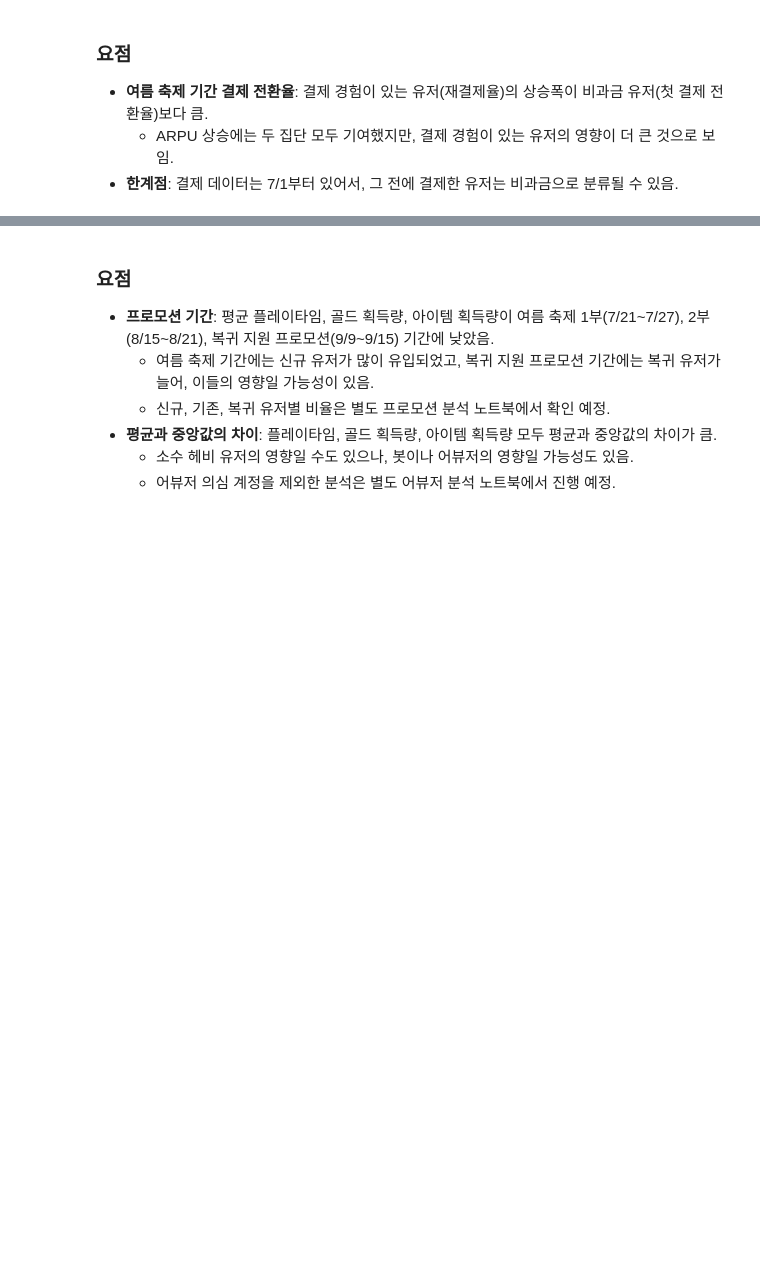
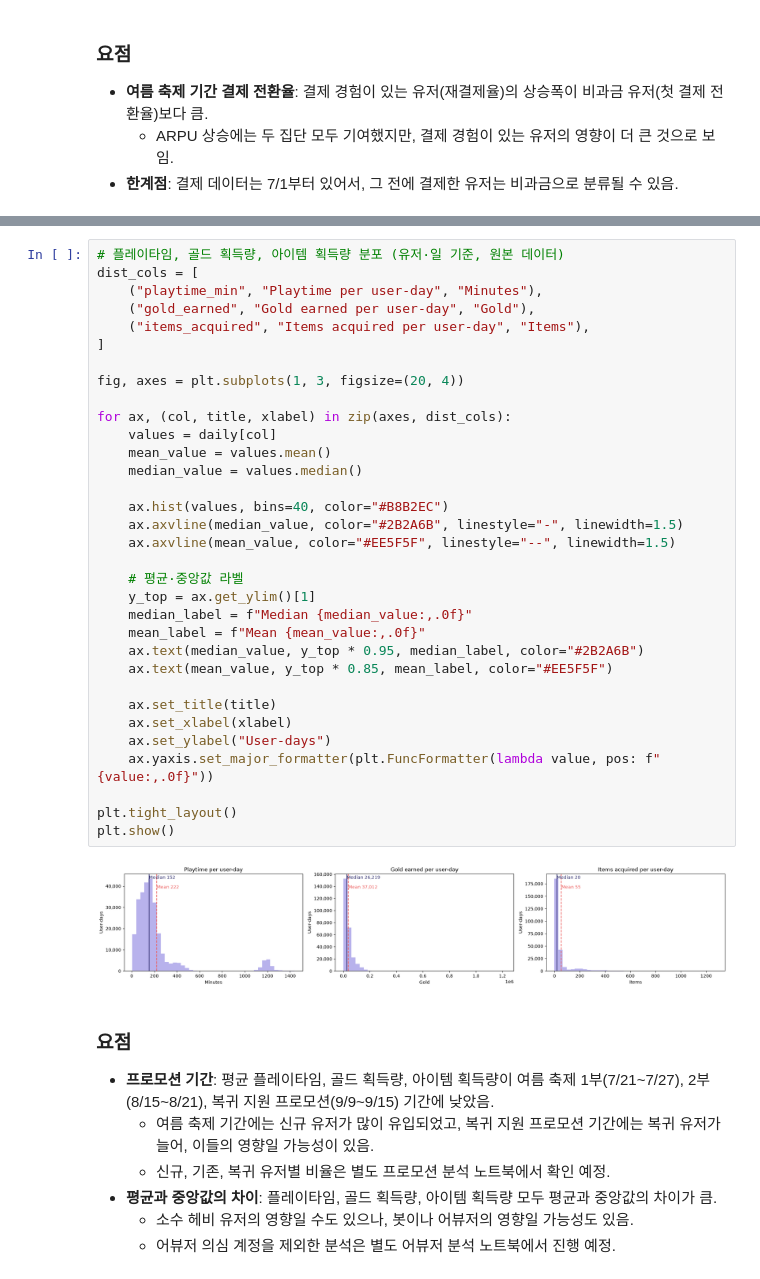
Before and after one commit to daun-k/mmorpg-liveops-analytics, a Jupyter notebook: notebooks/01_EDA.ipynb, the cells around one changed output, grey strips where cells are left out. Saved outputs shown, nothing was run; the diff lists cells and outputs as text; blank space fills up the shorter version.

```diff
--- a/notebooks/01_EDA.ipynb
+++ b/notebooks/01_EDA.ipynb
@@ -1305,3 +1512,38 @@ plt.show()
+# %%
+# 플레이타임, 골드 획득량, 아이템 획득량 분포 (유저·일 기준, 원본 데이터)
+dist_cols = [
+    ("playtime_min", "Playtime per user-day", "Minutes"),
+    ("gold_earned", "Gold earned per user-day", "Gold"),
+    ("items_acquired", "Items acquired per user-day", "Items"),
+]
+
+fig, axes = plt.subplots(1, 3, figsize=(20, 4))
+
+for ax, (col, title, xlabel) in zip(axes, dist_cols):
+    values = daily[col]
+    mean_value = values.mean()
+    median_value = values.median()
+
+    ax.hist(values, bins=40, color="#B8B2EC")
+    ax.axvline(median_value, color="#2B2A6B", linestyle="-", linewidth=1.5)
+    ax.axvline(mean_value, color="#EE5F5F", linestyle="--", linewidth=1.5)
+
+    # 평균·중앙값 라벨
+    y_top = ax.get_ylim()[1]
+    median_label = f"Median {median_value:,.0f}"
+    mean_label = f"Mean {mean_value:,.0f}"
+    ax.text(median_value, y_top * 0.95, median_label, color="#2B2A6B")
+    ax.text(mean_value, y_top * 0.85, mean_label, color="#EE5F5F")
+
+    ax.set_title(title)
+    ax.set_xlabel(xlabel)
+    ax.set_ylabel("User-days")
+    ax.yaxis.set_major_formatter(plt.FuncFormatter(lambda value, pos: f"{value:,.0f}"))
+
+plt.tight_layout()
+plt.show()
+# %% [output]
+[figure, added]
 # %% [markdown]
 ### **요점**
 - **프로모션 기간**: 평균 플레이타임, 골드 획득량, 아이템 획득량이 여름 축제 1부(7/21~7/27), 2부(8/15~8/21), 복귀 지원 프로모션(9/9~9/15) 기간에 낮았음.
```
Also changed, not shown: parts of 30 cells of this notebook.
